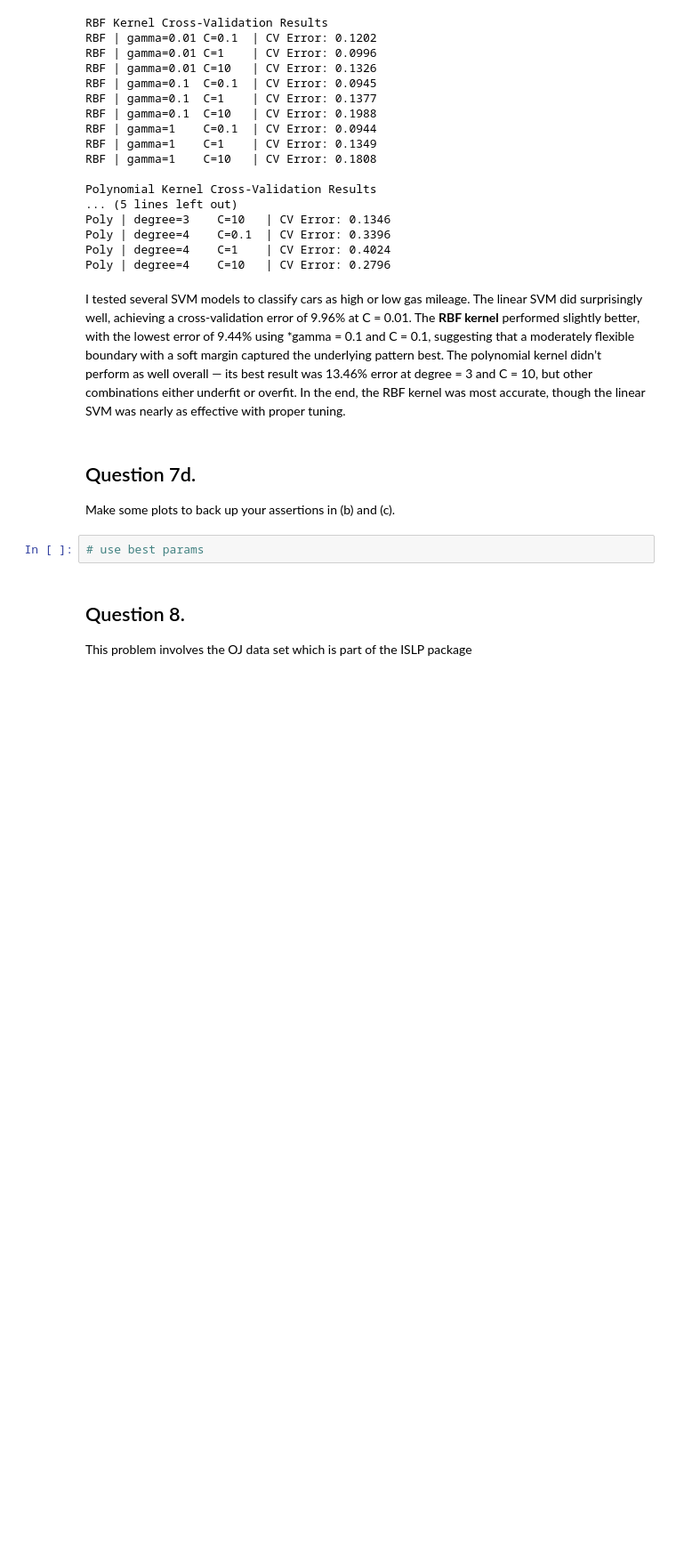
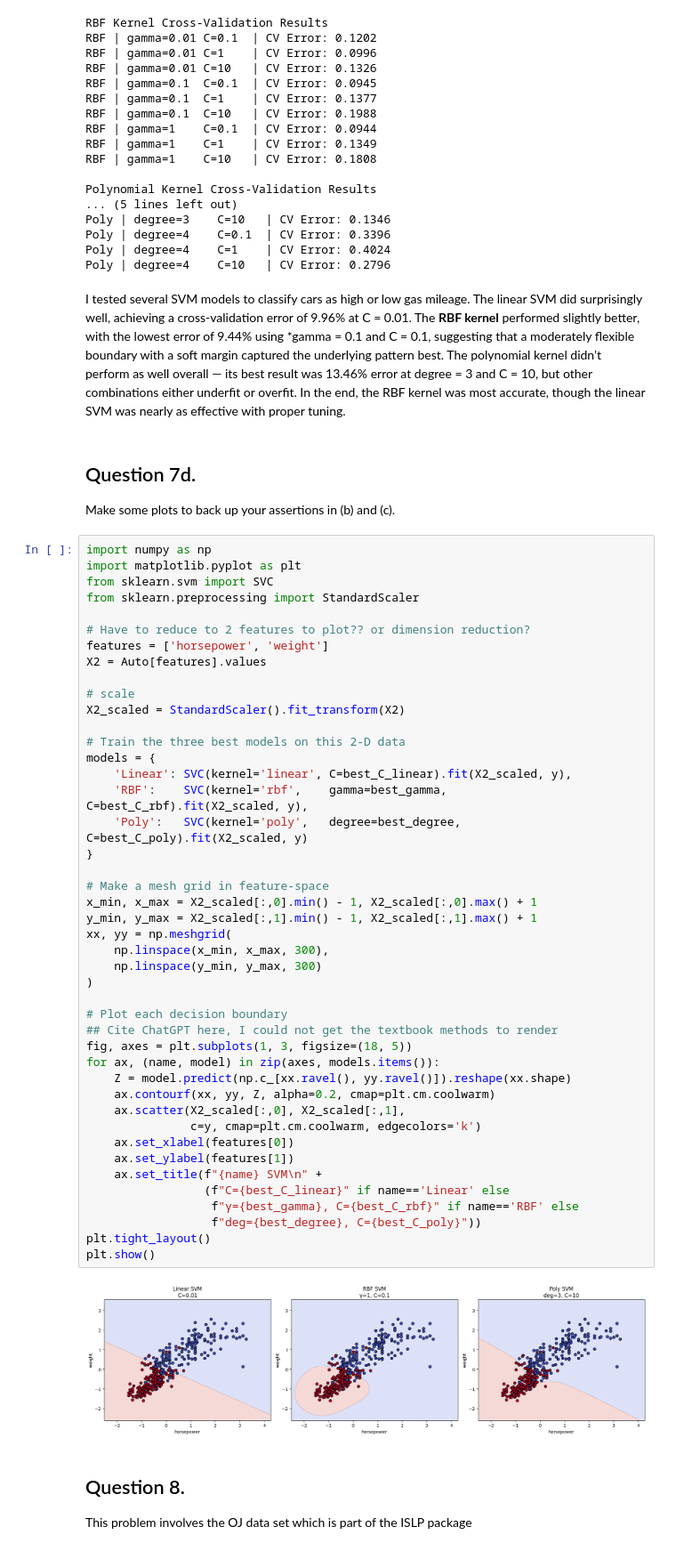
Before and after one commit to JGillette71/scholasticus, a Jupyter notebook: statisticum/assignment_8.ipynb, the cells around one changed output. Shown at 89% size. Drawn from its saved outputs; the diff is of its cells as text; blank space fills up the shorter version.

```diff
--- a/statisticum/assignment_8.ipynb
+++ b/statisticum/assignment_8.ipynb
@@ -484,8 +484,52 @@ I tested several SVM models to classify cars as high or low gas mileage. The lin
 ## Question 7d.
 
 Make some plots to back up your assertions in (b) and (c).
-# %%
-# use best params
+# %%
+import numpy as np
+import matplotlib.pyplot as plt
+from sklearn.svm import SVC
+from sklearn.preprocessing import StandardScaler
+
+# Have to reduce to 2 features to plot?? or dimension reduction?
+features = ['horsepower', 'weight']
+X2 = Auto[features].values
+
+# scale
+X2_scaled = StandardScaler().fit_transform(X2)
+
+# Train the three best models on this 2-D data
+models = {
+    'Linear': SVC(kernel='linear', C=best_C_linear).fit(X2_scaled, y),
+    'RBF':    SVC(kernel='rbf',    gamma=best_gamma, C=best_C_rbf).fit(X2_scaled, y),
+    'Poly':   SVC(kernel='poly',   degree=best_degree, C=best_C_poly).fit(X2_scaled, y)
+}
+
+# Make a mesh grid in feature-space
+x_min, x_max = X2_scaled[:,0].min() - 1, X2_scaled[:,0].max() + 1
+y_min, y_max = X2_scaled[:,1].min() - 1, X2_scaled[:,1].max() + 1
+xx, yy = np.meshgrid(
+    np.linspace(x_min, x_max, 300),
+    np.linspace(y_min, y_max, 300)
+)
+
+# Plot each decision boundary
+## Cite ChatGPT here, I could not get the textbook methods to render
+fig, axes = plt.subplots(1, 3, figsize=(18, 5))
+for ax, (name, model) in zip(axes, models.items()):
+    Z = model.predict(np.c_[xx.ravel(), yy.ravel()]).reshape(xx.shape)
+    ax.contourf(xx, yy, Z, alpha=0.2, cmap=plt.cm.coolwarm)
+    ax.scatter(X2_scaled[:,0], X2_scaled[:,1],
+               c=y, cmap=plt.cm.coolwarm, edgecolors='k')
+    ax.set_xlabel(features[0])
+    ax.set_ylabel(features[1])
+    ax.set_title(f"{name} SVM\n" +
+                 (f"C={best_C_linear}" if name=='Linear' else
+                  f"γ={best_gamma}, C={best_C_rbf}" if name=='RBF' else
+                  f"deg={best_degree}, C={best_C_poly}"))
+plt.tight_layout()
+plt.show()
+# %% [output]
+[figure, added]
 # %% [markdown]
 ## Question 8.
 
```
Also changed, not shown: parts of 23 cells of this notebook, 1 other file.
